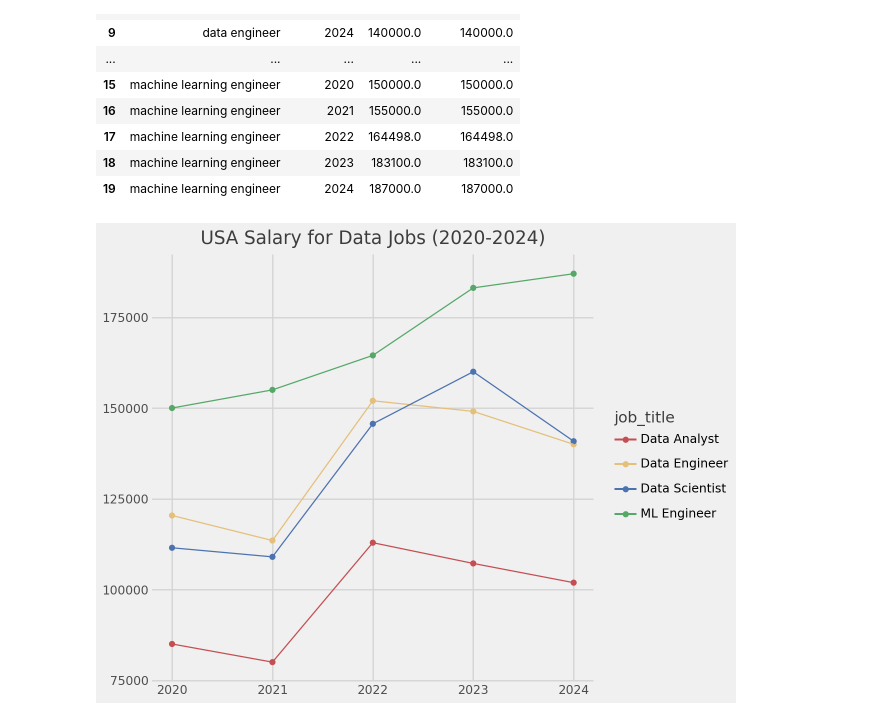
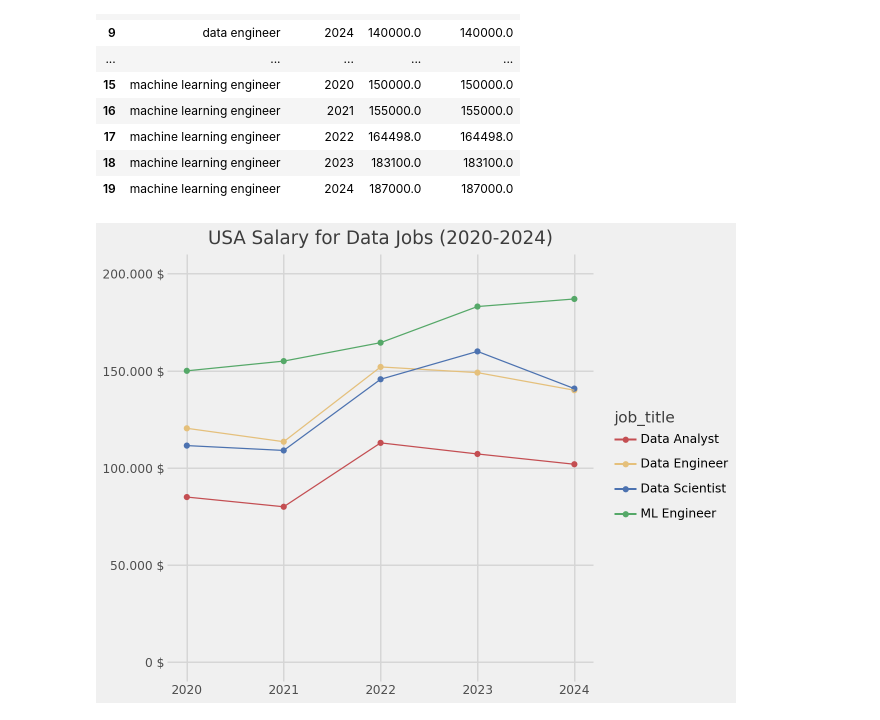
Before and after one commit to MarcoGennaro01/Data_Science_Jobs_-2020-2024-Data_Visualization, a Jupyter notebook: main.ipynb, the cells around one changed output. Saved outputs shown, nothing was run; the diff lists cells and outputs as text; code cells hidden in the pictures.

```diff
--- a/main.ipynb
+++ b/main.ipynb
@@ -407,12 +411,15 @@ salaries_job_title
 | 18 | machine learning engineer | 2023 | 183100.0 | 183100.0 |
 | 19 | machine learning engineer | 2024 | 187000.0 | 187000.0 |
 # %%
+
 (
     ggplot(salaries_job_title, aes(x='work_year', y='salary_in_usd', color = 'job_title', group ='job_title'))
     + geom_point()
     + geom_line()
-    + scale_color_manual(cols, labels = ("Data Analyst", "Data Engineer", "Data Scientist", "ML Engineer"))
+    + scale_color_manual(cols,
+                         labels = ("Data Analyst", "Data Engineer", "Data Scientist", "ML Engineer"))
     + labs(title = "USA Salary for Data Jobs (2020-2024)", x = "",y = "")
+    + scale_y_continuous(labels = lambda l: [labeller1(x) for x in l], limits = (0,200000))
 )
 # %% [output]
-[figure, old version]
+[figure, new version]
```
Also changed, not shown: parts of 1 cell of this notebook.
